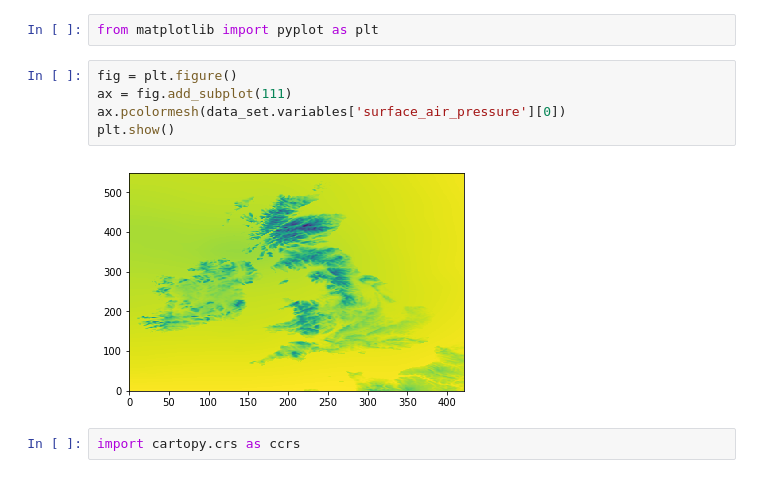
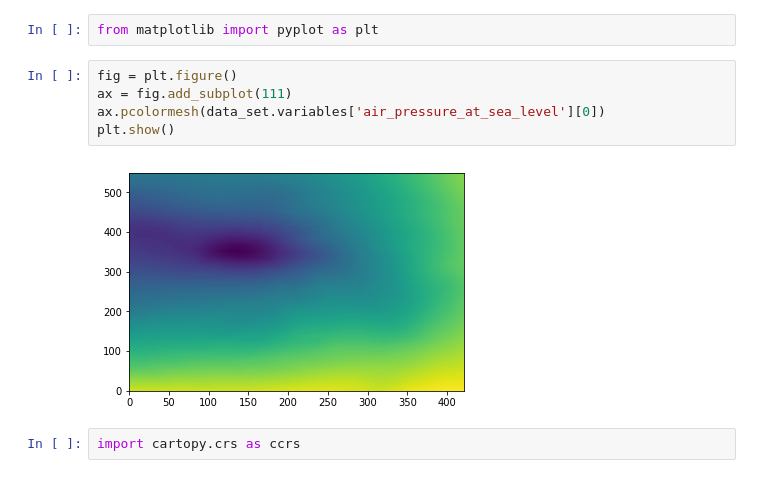
Before and after one commit to thomasgibson/t3motr, a Jupyter notebook: src/mogreps_ex.ipynb, the cells around one changed output. Cells and saved outputs as stored; diff of their text form.

```diff
--- a/src/mogreps_ex.ipynb
+++ b/src/mogreps_ex.ipynb
@@ -22,10 +22,10 @@ from matplotlib import pyplot as plt
 # %%
 fig = plt.figure()
 ax = fig.add_subplot(111)
-ax.pcolormesh(data_set.variables['surface_air_pressure'][0])
+ax.pcolormesh(data_set.variables['air_pressure_at_sea_level'][0])
 plt.show()
 # %% [output]
-[figure, old version]
+[figure, new version]
 # %%
 import cartopy.crs as ccrs
 # %%
```
Also changed, not shown: parts of 3 cells of this notebook, 1 other file.
